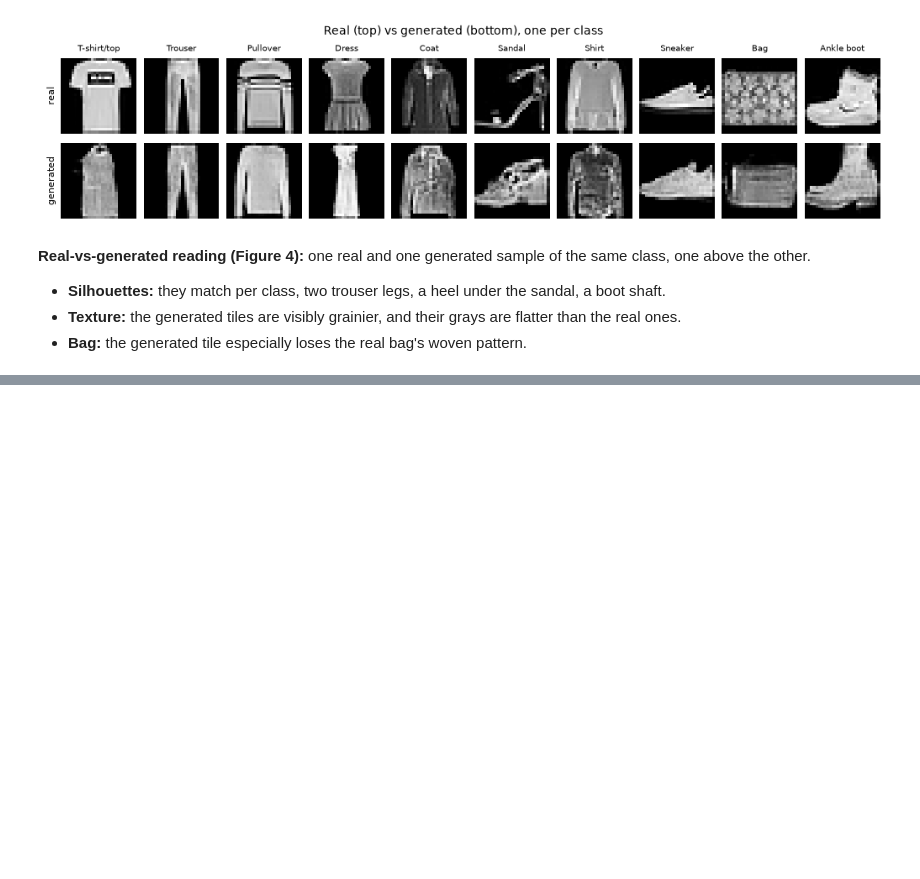
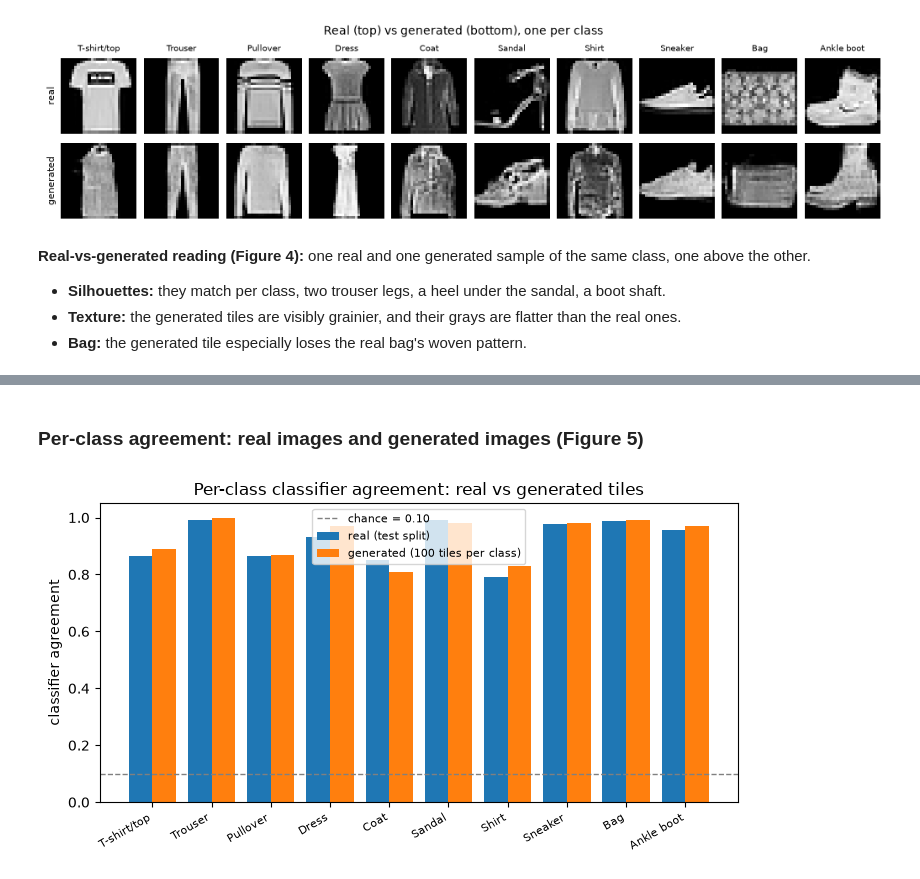
Before and after one commit to intend-dev/conditional-dcgan-fashion-mnist, a Jupyter notebook: generative_model.ipynb, the cells around one changed output, grey strips where cells are left out. Drawn from its saved outputs; the diff is of its cells as text; code cells hidden in the pictures; blank space fills up the shorter version.

```diff
--- a/generative_model.ipynb
+++ b/generative_model.ipynb
@@ -558,0 +955,20 @@ plt.show()
+# %% [markdown]
+### Per-class agreement: real images and generated images (Figure 5)
+# %%
+# Compare classifier agreement for real test images and generated images by class.
+xs = np.arange(N_CLASSES)
+fig, ax = plt.subplots(figsize=(7.2, 4.0))
+ax.bar(xs - 0.2, real_per_class, width=0.4, label="real (test split)")
+ax.bar(xs + 0.2, gen_per_class, width=0.4, label="generated (100 tiles per class)")
+ax.axhline(0.10, color="gray", linestyle="--", linewidth=1, label="chance = 0.10")
+ax.set_xticks(xs)
+ax.set_xticklabels(CLASSES, rotation=30, ha="right", fontsize=8)
+ax.set_ylim(0, 1.05)
+ax.set_ylabel("classifier agreement")
+ax.set_title("Per-class classifier agreement: real vs generated tiles")
+ax.legend(fontsize=8)
+fig.tight_layout()
+fig.savefig(FIGDIR / "fig5-classifier-accuracy.png", dpi=110)
+plt.show()
+# %% [output]
+[figure, added]
```
Also changed, not shown: parts of 16 cells of this notebook.
